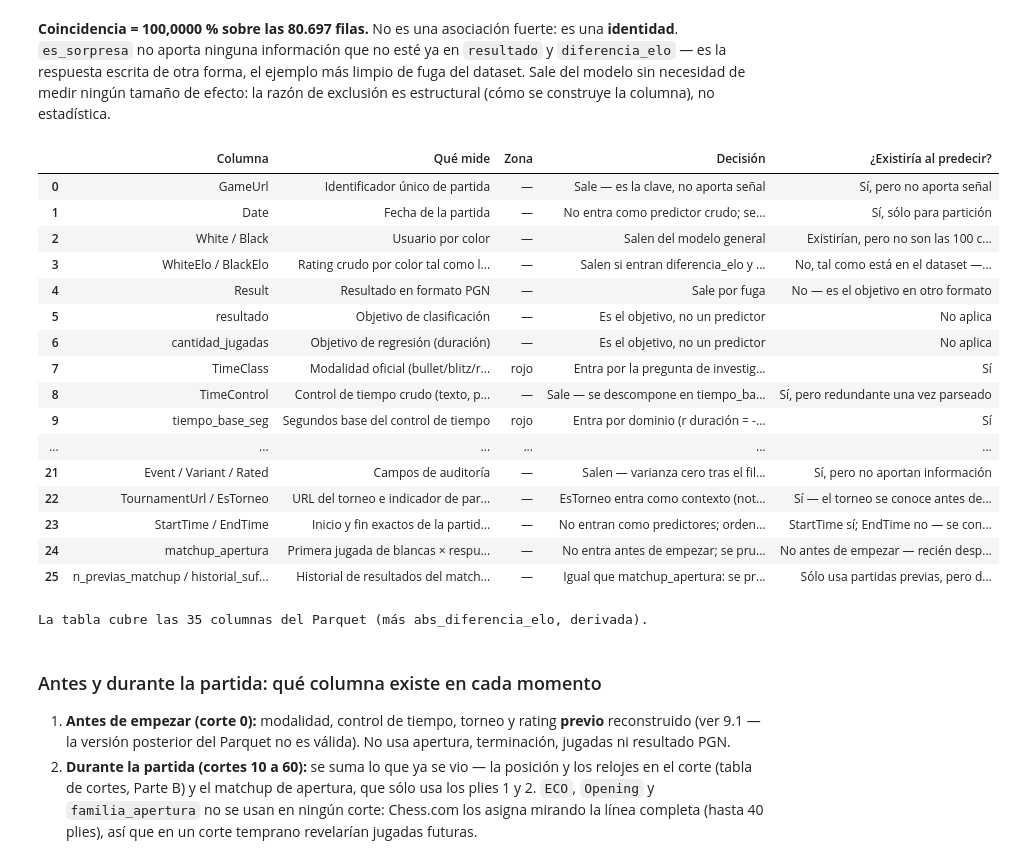
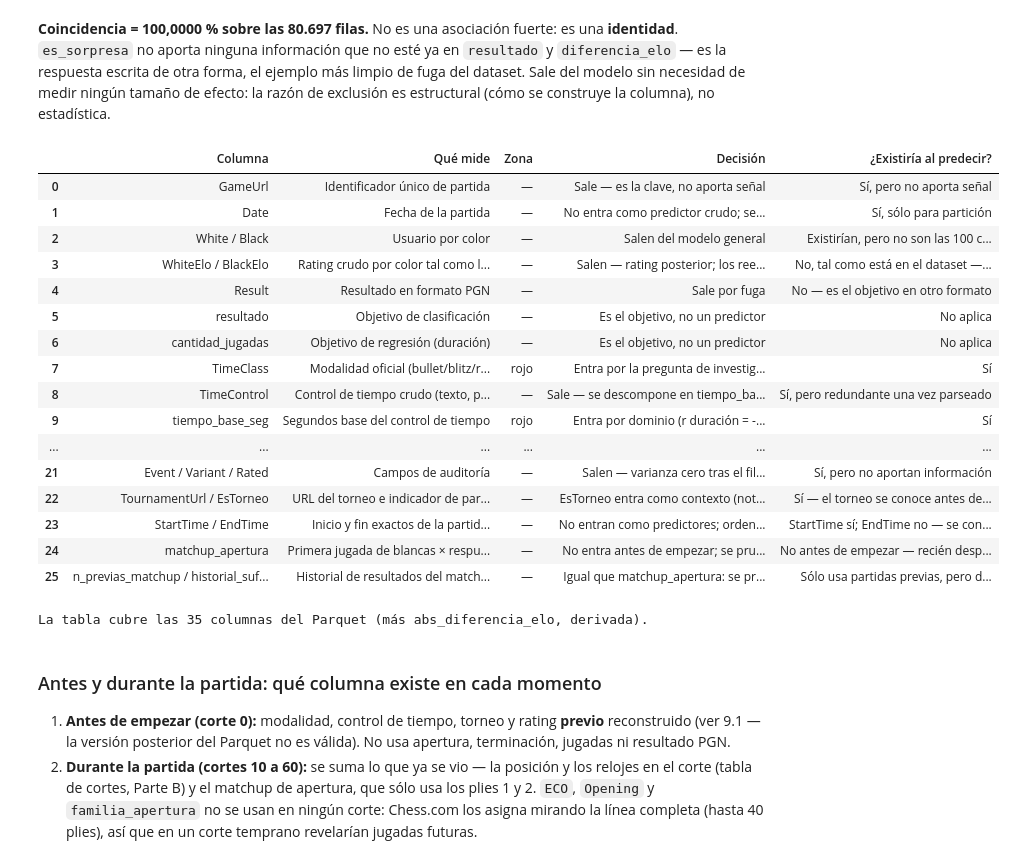
Before and after one commit to BautistaAlosMartorell/chess-outcome-prediction, a Jupyter notebook: notebooks/02_eda_hipotesis.ipynb, the cells around one changed output. Cells and saved outputs as stored; diff of their text form; code cells hidden in the pictures.

```diff
--- a/notebooks/02_eda_hipotesis.ipynb
+++ b/notebooks/02_eda_hipotesis.ipynb
@@ -1077,7 +1077,7 @@ candidate_columns = pd.DataFrame(
             "columna": "WhiteElo / BlackElo",
             "que_mide": "Rating crudo por color tal como lo informa Chess.com",
             "zona": "—",
-            "decision": "Salen si entran diferencia_elo y elo_promedio (redundancia matemática)",
+            "decision": "Salen — rating posterior; los reemplaza el rating previo reconstruido (src/rating_history.py)",
             "existiria": "No, tal como está en el dataset — es el rating posterior a la partida (9.1); sólo la versión reconstruida previa del jugador seleccionado sería válida",
         },
         {
@@ -1133,21 +1133,21 @@ candidate_columns = pd.DataFrame(
             "columna": "ECO",
             "que_mide": "Código de apertura (alta cardinalidad)",
             "zona": "—",
-            "decision": "Sale del baseline — no se evalúa por cardinalidad",
+            "decision": "Sale — alta cardinalidad; misma fuga que familia_apertura",
             "existiria": "No — se conoce después de iniciar la partida",
         },
         {
             "columna": "Opening",
             "que_mide": "Nombre de apertura (alta cardinalidad)",
             "zona": "—",
-            "decision": "Sale del baseline — no se evalúa por cardinalidad",
+            "decision": "Sale — alta cardinalidad; misma fuga que familia_apertura",
             "existiria": "No — se conoce después de iniciar la partida",
         },
         {
             "columna": "familia_apertura",
             "que_mide": "Familia ECO (5 categorías)",
             "zona": semaforo(h4_eta, "eta2"),
-            "decision": f"Sale del baseline (separación Cerrada–Semiabierta = {h4_separacion:.3f}; η² 5 familias = {h4_eta:.3f})",
+            "decision": f"Sale (separación Cerrada–Semiabierta = {h4_separacion:.3f}; η² 5 familias = {h4_eta:.3f})",
             "existiria": "No — se conoce después de iniciar la partida",
         },
         {
@@ -1168,14 +1168,14 @@ candidate_columns = pd.DataFrame(
             "columna": "diferencia_elo",
             "que_mide": "Balance de rating por color",
             "zona": semaforo(h1_eta2, "eta2"),
-            "decision": f"Entra con advertencia (η² resultado = {h1_eta2:.3f}); sólo la versión reconstruida previa a la partida es defendible",
+            "decision": f"Sale (η² resultado = {h1_eta2:.3f}, inflado por la fuga); la reemplaza el rating previo reconstruido",
             "existiria": "No, tal como está en el dataset — hereda el resultado (9.1)",
         },
         {
             "columna": "elo_promedio",
             "que_mide": "Nivel general de la partida",
             "zona": semaforo(assoc_elo_promedio["pearson"], "correlacion"),
-            "decision": f"Entra con advertencia (r duración = {assoc_elo_promedio['pearson']:.3f}/{assoc_elo_promedio['spearman']:.3f})",
+            "decision": f"Sale — misma fuga que diferencia_elo (r duración = {assoc_elo_promedio['pearson']:.3f}/{assoc_elo_promedio['spearman']:.3f})",
             "existiria": "No, tal como está — misma fuga temporal que diferencia_elo",
         },
         {
@@ -1224,34 +1224,34 @@ candidate_columns = pd.DataFrame(
             "columna": "matchup_apertura",
             "que_mide": "Primera jugada de blancas × respuesta de negras",
             "zona": "—",
             "decision": "No entra antes de empezar; se prueba durante la partida (notebook 03)",
             "existiria": "No antes de empezar — recién después de los plies 1 y 2",
         },
         {
             "columna": "n_previas_matchup / historial_suficiente / tasa_blancas_hist / tasa_tablas_hist / tasa_negras_hist",
             "que_mide": "Historial de resultados del matchup en partidas terminadas antes del inicio",
             "zona": "—",
             "decision": "Igual que matchup_apertura: se prueba durante la partida (notebook 03)",
             "existiria": "Sólo usa partidas previas, pero depende del matchup, que se conoce en el ply 2",
         },
     ]
 )
 candidate_columns.columns = ["Columna", "Qué mide", "Zona", "Decisión", "¿Existiría al predecir?"]
 display(candidate_columns)
 
 # Every Parquet column has to be covered by a row (several columns can share one). The schema is
 # read from the file because df also holds helper columns added in this notebook.
 parquet_columns = pq.read_schema(DATA_PATH).names
 covered = {c.split(" (")[0] for row in candidate_columns["Columna"] for c in row.split(" / ")}
 missing_from_table = set(parquet_columns) - covered
 assert not missing_from_table, f"Columnas del Parquet sin fila en la tabla: {sorted(missing_from_table)}"
 print(f"La tabla cubre las {len(parquet_columns)} columnas del Parquet (más abs_diferencia_elo, derivada).")
 # %% [output]
 |  | Columna | Qué mide | Zona | Decisión | ¿Existiría al predecir? |
 | 0 | GameUrl | Identificador único de partida | — | Sale — es la clave, no aporta señal | Sí, pero no aporta señal |
 | 1 | Date | Fecha de la partida | — | No entra como predictor crudo; se... | Sí, sólo para partición |
 | 2 | White / Black | Usuario por color | — | Salen del modelo general | Existirían, pero no son las 100 c... |
-| 3 | WhiteElo / BlackElo | Rating crudo por color tal como l... | — | Salen si entran diferencia_elo y ... | No, tal como está en el dataset —... |
+| 3 | WhiteElo / BlackElo | Rating crudo por color tal como l... | — | Salen — rating posterior; los ree... | No, tal como está en el dataset —... |
 | 4 | Result | Resultado en formato PGN | — | Sale por fuga | No — es el objetivo en otro formato |
 | 5 | resultado | Objetivo de clasificación | — | Es el objetivo, no un predictor | No aplica |
 | 6 | cantidad_jugadas | Objetivo de regresión (duración) | — | Es el objetivo, no un predictor | No aplica |
```
Also changed, not shown: parts of 1 cell of this notebook, 2 other files.
